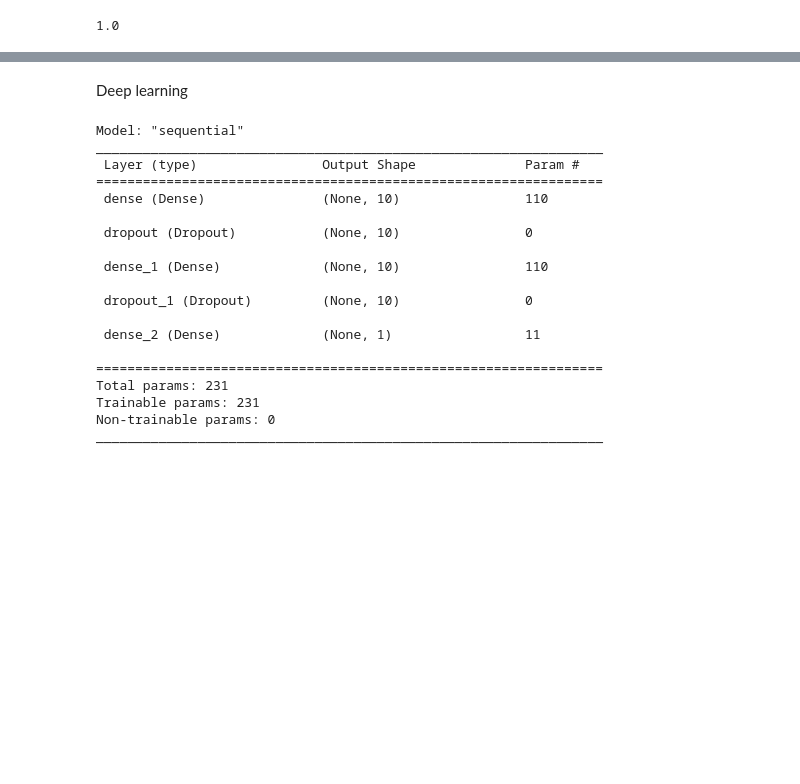
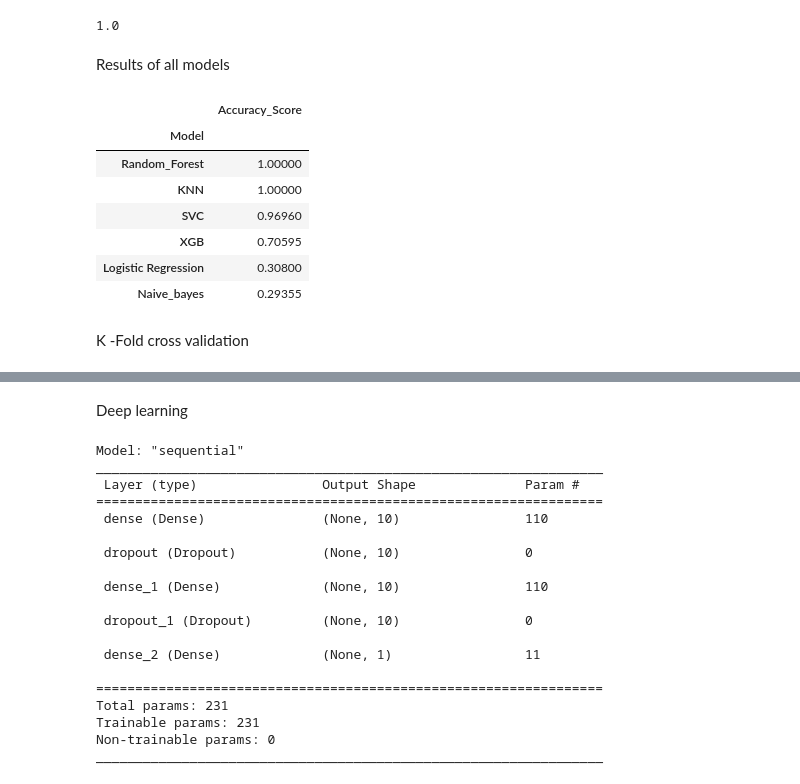
Before and after one commit to satishgc227/Derby-project, a Jupyter notebook: Logistic_Regression,XGB,Random_Forest,Naive_bayes,SVC,Deep_learning.ipynb, the cells around one changed output, grey strips where cells are left out. Cells and saved outputs as stored; diff of their text form; code cells hidden in the pictures; blank space fills up the shorter version.

```diff
--- a/Logistic_Regression,XGB,Random_Forest,Naive_bayes,SVC,Deep_learning.ipynb
+++ b/Logistic_Regression,XGB,Random_Forest,Naive_bayes,SVC,Deep_learning.ipynb
@@ -299,5 +302,6 @@ Time consumed for prediction: 0.13587 seconds
 # %%
-accuracy_score(y_test,preds2)
+RFC_score=accuracy_score(y_test,preds2)
+RFC_score
 # %% [output]
 1.0
 # %% [markdown]
@@ -329,3 +333,4 @@ Time consumed for prediction: 3.96199 seconds
 # %%
-print(accuracy_score(y_test,preds3))
+SVC_score=accuracy_score(y_test,preds3)
+SVC_score
 # %% [output]
@@ -357,3 +362,4 @@ Time consumed for prediction: 0.01263 seconds
 # %%
-accuracy_score(y_test,preds4)
+Naive_bayes_score=accuracy_score(y_test,preds4)
+Naive_bayes_score
 # %% [output]
@@ -385,4 +391,27 @@ Time consumed for prediction: 0.22081 seconds
 # %%
-print(accuracy_score(y_test,preds5))
+KNN_score=accuracy_score(y_test,preds5)
+KNN_score
 # %% [output]
 1.0
+# %% [markdown]
+Results of all models
+# %%
+results=pd.DataFrame({
+    'Model': ['Logistic Regression',"XGB",'Random_Forest','SVC','Naive_bayes','KNN'],
+    'Accuracy_Score': [lm_score,XGB_score,RFC_score,SVC_score,Naive_bayes_score,KNN_score]
+})
+
+results=results.sort_values(by='Accuracy_Score', ascending=False)
+results=results.set_index('Model')
+results
+# %% [output]
+|  | Accuracy_Score |
+| Model |  |
+| Random_Forest | 1.00000 |
+| KNN | 1.00000 |
+| SVC | 0.96960 |
+| XGB | 0.70595 |
+| Logistic Regression | 0.30800 |
+| Naive_bayes | 0.29355 |
+# %% [markdown]
+K -Fold cross validation
```
Also changed, not shown: parts of 31 cells of this notebook.
